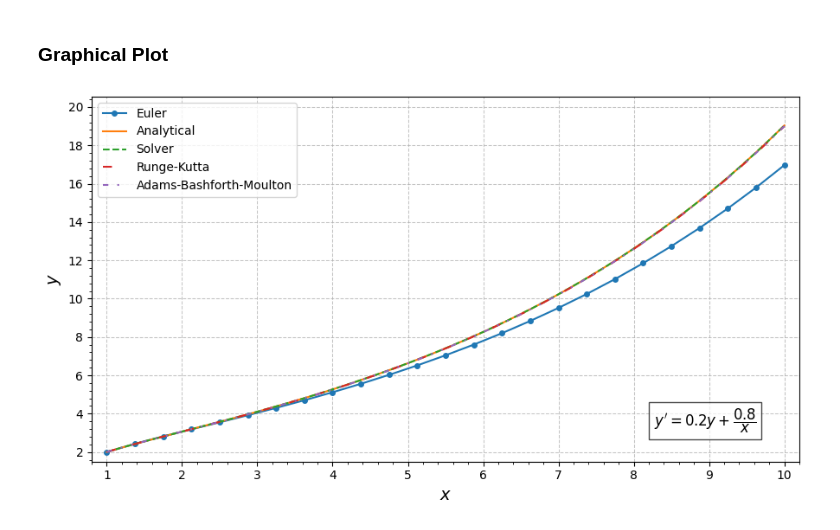
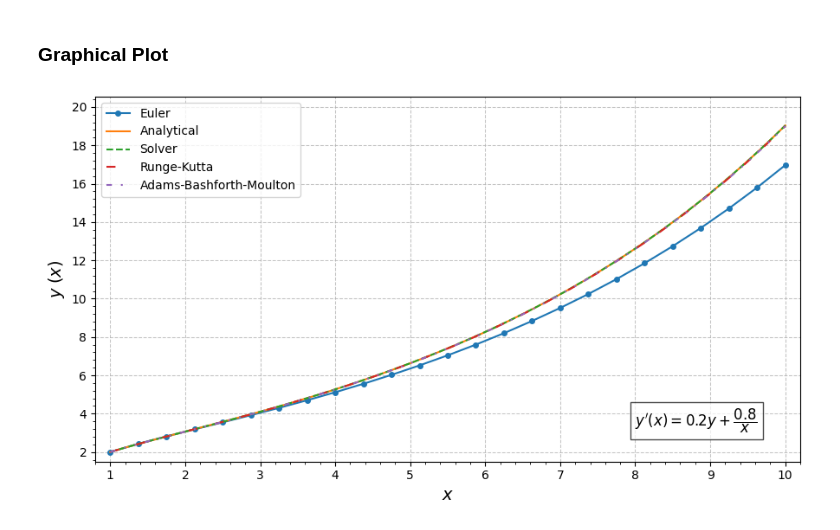
Before and after one commit to constabIe/de-ips4, a Jupyter notebook: notebooks/task-1.ipynb, the cells around one changed output. Saved outputs shown, nothing was run; the diff lists cells and outputs as text; code cells hidden in the pictures.

```diff
--- a/notebooks/task-1.ipynb
+++ b/notebooks/task-1.ipynb
@@ -134,7 +134,7 @@ ax.set_ylim(ymin, ymax)
 ax.set_xlim(START - 0.2, END + 0.2)
 
 ax.set_xlabel(r"$x$", fontsize=14)
-ax.set_ylabel(r"$y$", fontsize=14)
+ax.set_ylabel(r"$y\;(x)$", fontsize=14)
 
 ax.xaxis.set_major_locator(ticker.MultipleLocator(1))
 ax.xaxis.set_minor_locator(ticker.MultipleLocator(0.2))
@@ -171,34 +171,32 @@ ax.plot(
 ax.plot(
     X_rk, Y_rk,
     color=colors[3],
     linestyle=(0, (5, 10)),
     label="Runge-Kutta"
 )
 
 ax.plot(
     X_adam, Y_adam,
     color=colors[4],
     linestyle=(0, (3, 5, 1, 5, 1, 5)),
     label="Adams-Bashforth-Moulton"
 )
 
 description = (
-    r"$y' = 0.2y + \dfrac{0.8}{x}$"
+    r"$y'(x) = 0.2y + \dfrac{0.8}{x}$"
 )
 ax.text(
     0.94, 0.15, description,
     transform=ax.transAxes,
     fontsize=12,
     verticalalignment="top",
     horizontalalignment="right",
     bbox=dict(facecolor="white", alpha=0.7)
 )
 
 plt.legend(loc='upper left')
 plt.tight_layout()
 
-plt.savefig('task1_plot.svg', format='svg')
-
 plt.show()
 # %% [output]
-[figure, old version]
+[figure, new version]
```
Also changed, not shown: 2 other files.
